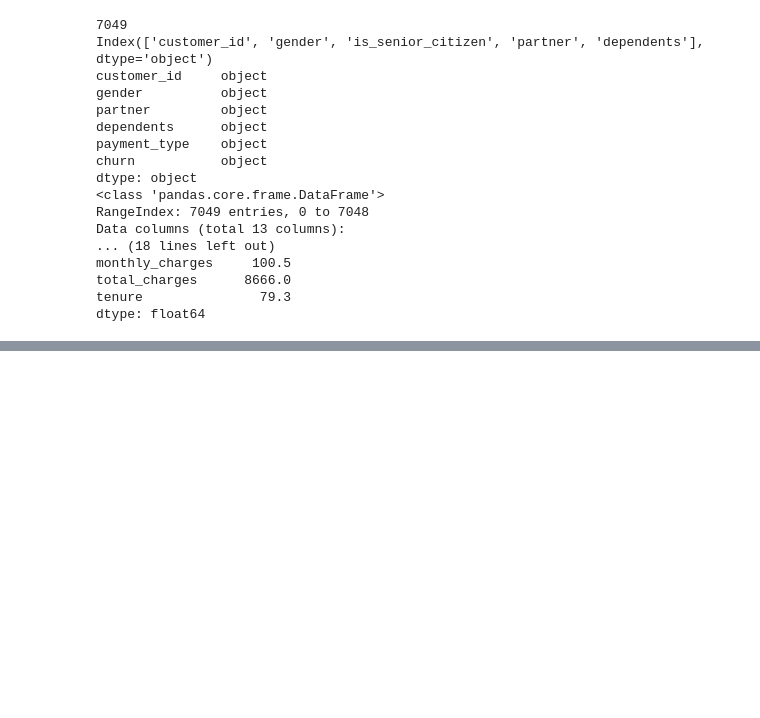
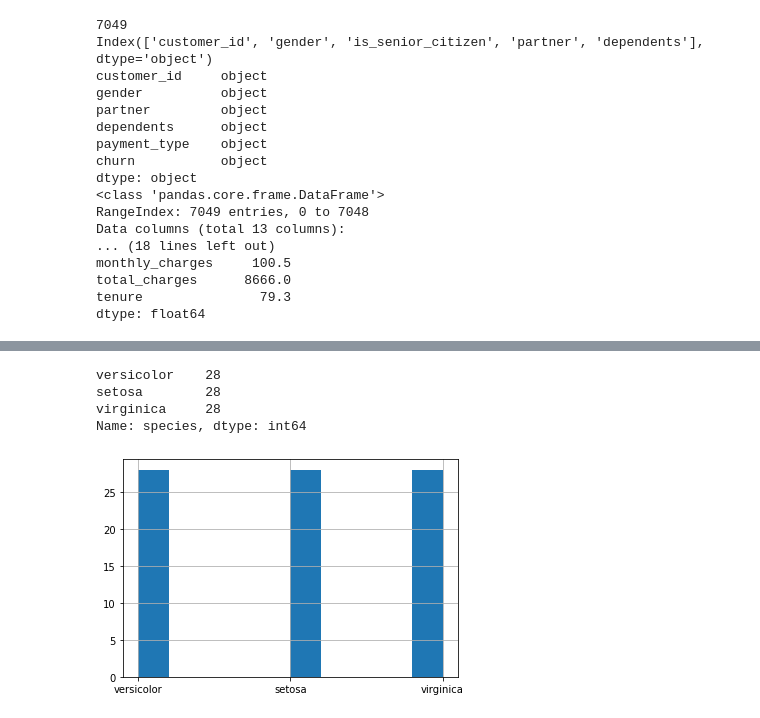
Before and after one commit to KyleTaylorGreen/classification-exercises, a Jupyter notebook: classification-exercises.ipynb, the cells around one changed output, grey strips where cells are left out. Saved outputs shown, nothing was run; the diff lists cells and outputs as text; code cells hidden in the pictures; blank space fills up the shorter version.

```diff
--- a/classification-exercises.ipynb
+++ b/classification-exercises.ipynb
@@ -143,0 +271,16 @@ dtype: object
+# %%
+a_species = train.species.unique()
+a_species
+
+def target_freq(training_df, target_col):
+    training_df[target_col].hist()
+    print(training_df[target_col].value_counts())
+    plt.show()
+
+target_freq(train, 'species')
+# %% [output]
+versicolor    28
+setosa        28
+virginica     28
+Name: species, dtype: int64
+[figure, added]
```
Also changed, not shown: parts of 18 cells of this notebook, 2 other files.
